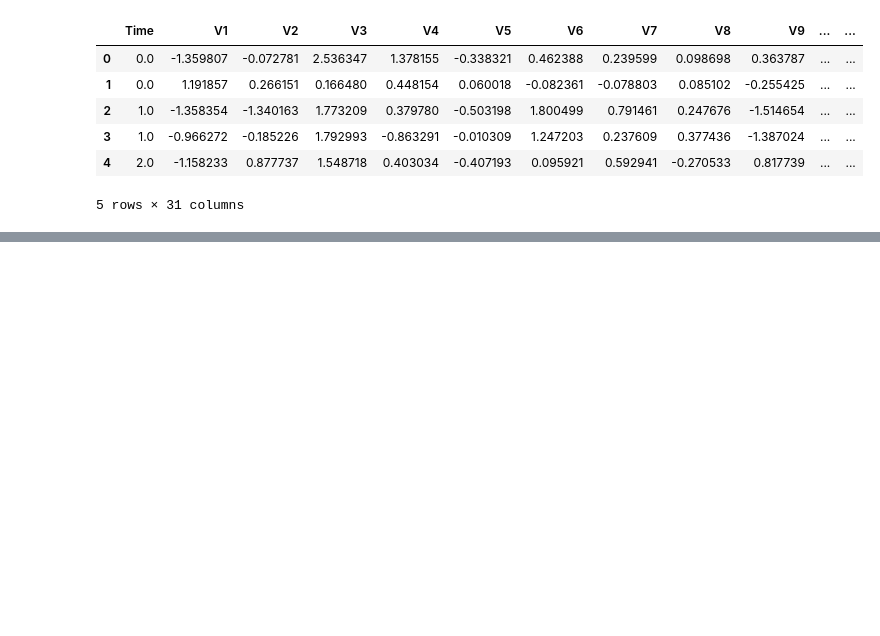
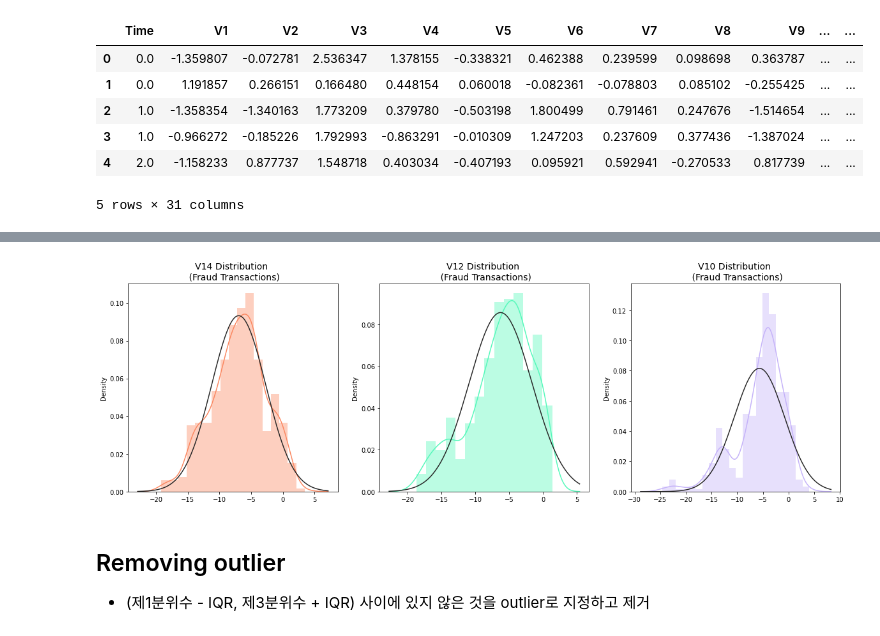
Before and after one commit to bluvory/Fraud_Detection, a Jupyter notebook: Untitled.ipynb, the cells around one changed output, grey strips where cells are left out. Drawn from its saved outputs; the diff is of its cells as text; code cells hidden in the pictures; blank space fills up the shorter version.

```diff
--- a/Untitled.ipynb
+++ b/Untitled.ipynb
@@ -28,0 +30,18 @@ df[df['Class'] ==1 ]
+# %%
+std_scaler = StandardScaler()
+rob_scaler = RobustScaler()
+
+df['scaled_amount'] = rob_scaler.fit_transform(df['Amount'].values.reshape(-1,1))
+df['scaled_time'] = rob_scaler.fit_transform(df['Time'].values.reshape(-1,1))
+
+df.drop(['Time','Amount'], axis=1, inplace=True)
+# %%
+scaled_amount = df['scaled_amount']
+scaled_time = df['scaled_time']
+
+df.drop(['scaled_amount', 'scaled_time'], axis=1, inplace=True)
+df.insert(0, 'scaled_amount', scaled_amount)
+df.insert(1, 'scaled_time', scaled_time)
+
+
+df.head()
@@ -28,0 +56,11 @@ df[df['Class'] ==1 ]
+# %%
+df = df.sample(frac=1)  #shuffle
+
+fraud_df = df.loc[df['Class'] == 1]
+non_fraud_df = df.loc[df['Class'] == 0][:492]
+
+normal_distributed_df = pd.concat([fraud_df, non_fraud_df])
+
+new_df = normal_distributed_df.sample(frac=1, random_state=42)
+
+new_df.head()
@@ -28,0 +75,21 @@ df[df['Class'] ==1 ]
+# %%
+f, (ax1, ax2, ax3) = plt.subplots(1,3, figsize=(20, 6))
+
+v14_fraud_dist = new_df['V14'].loc[new_df['Class'] == 1].values
+sns.distplot(v14_fraud_dist, ax=ax1, fit=norm, color='#FB8861')
+ax1.set_title('V14 Distribution \n (Fraud Transactions)', fontsize=14)
+
+v12_fraud_dist = new_df['V12'].loc[new_df['Class'] == 1].values
+sns.distplot(v12_fraud_dist, ax=ax2, fit=norm, color='#56F9BB')
+ax2.set_title('V12 Distribution \n (Fraud Transactions)', fontsize=14)
+
+v10_fraud_dist = new_df['V10'].loc[new_df['Class'] == 1].values
+sns.distplot(v10_fraud_dist, ax=ax3, fit=norm, color='#C5B3F9')
+ax3.set_title('V10 Distribution \n (Fraud Transactions)', fontsize=14)
+
+plt.show()
+# %% [output]
+[figure, added]
+# %% [markdown]
+## Removing outlier
+- (제1분위수 - IQR, 제3분위수 + IQR) 사이에 있지 않은 것을 outlier로 지정하고 제거
```
Also changed, not shown: parts of 24 cells of this notebook, 1 other file.
